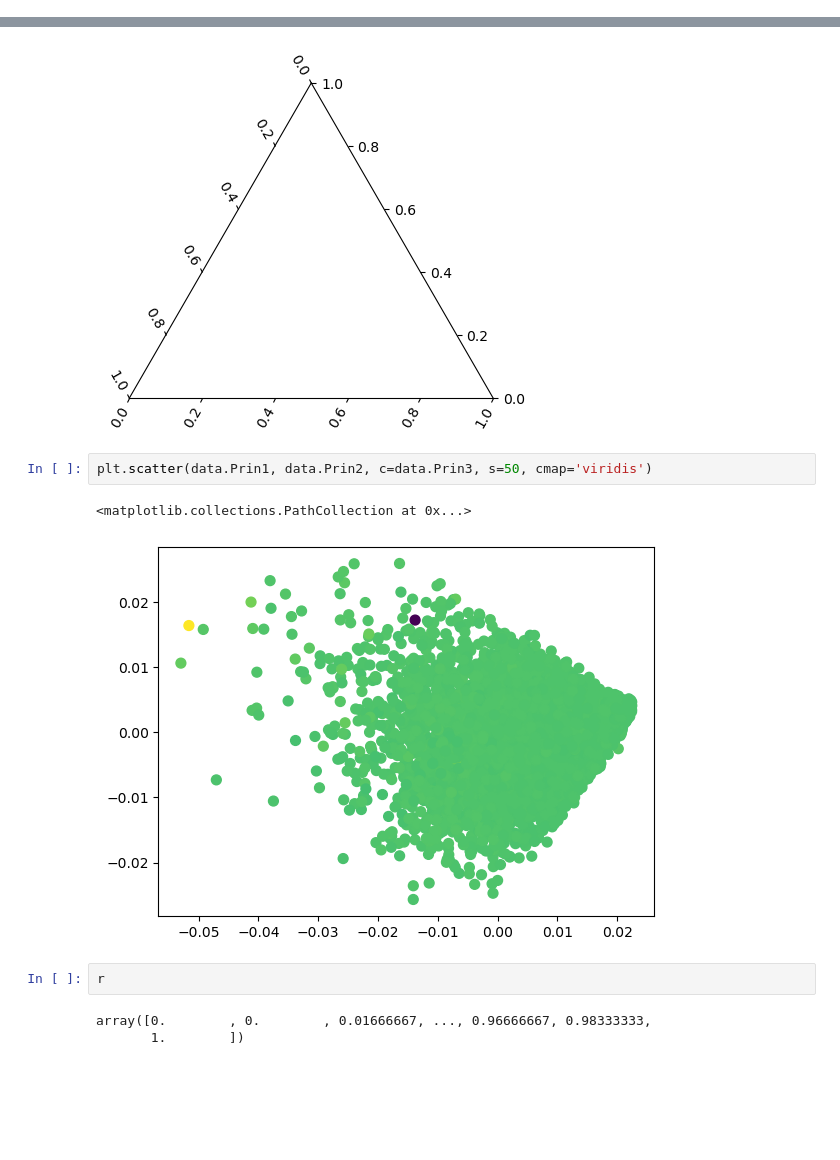
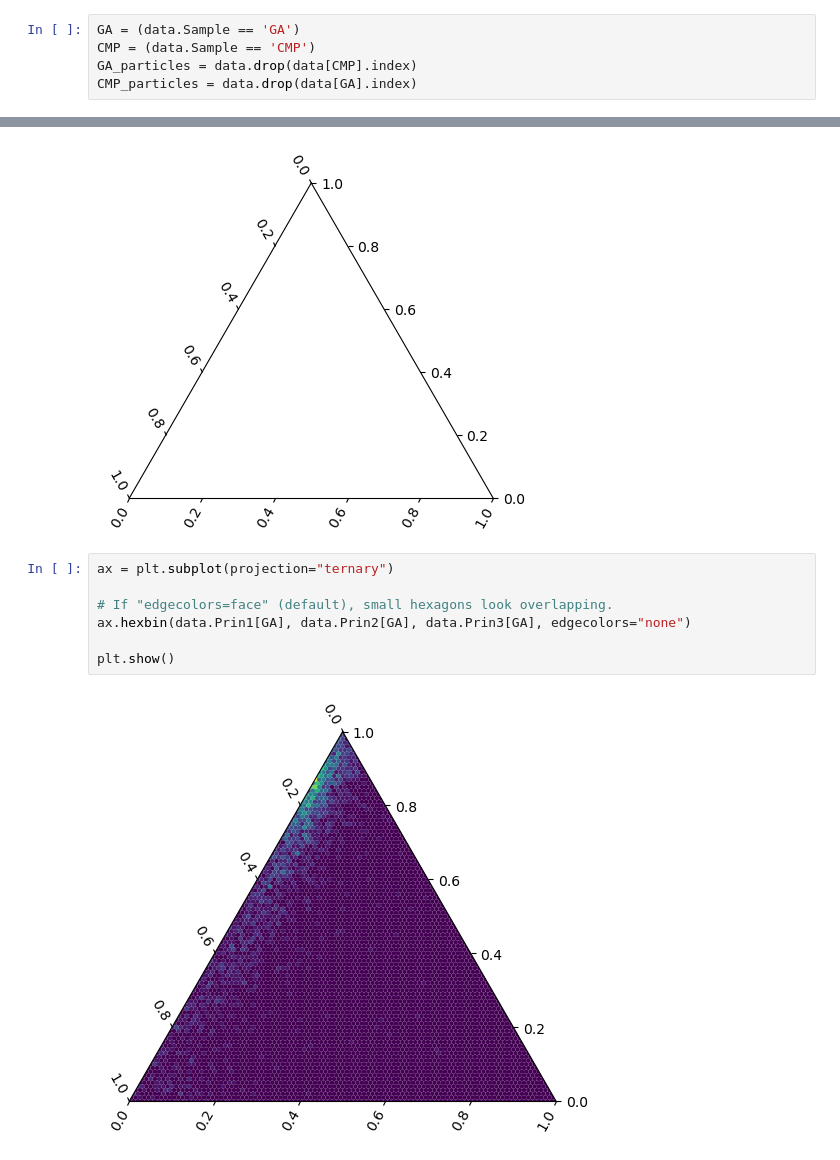
Before and after one commit to feltner515/ParticlePy, a Jupyter notebook: plotting.ipynb, the cells around one changed output, grey strips where cells are left out. Drawn from its saved outputs; the diff is of its cells as text; blank space fills up the shorter version.

```diff
--- a/plotting.ipynb
+++ b/plotting.ipynb
@@ -21,6 +21,11 @@ print(data)
 6541    CMP  0.012850  0.001550 -0.000238  0.001246
 
 [6542 rows x 5 columns]
+# %%
+GA = (data.Sample == 'GA')
+CMP = (data.Sample == 'CMP')
+GA_particles = data.drop(data[CMP].index)
+CMP_particles = data.drop(data[GA].index)
 # %%
 vmin = 0.0
 vmax = 1.2
@@ -82,13 +87,12 @@ plt.show()
 # %% [output]
 RuntimeError: Error in qhull Delaunay triangulation calculation: input inconsistency (exitcode=1); use python verbose option (-v) to see original qhull error.
 [figure]
-# %%
-plt.scatter(data.Prin1, data.Prin2, c=data.Prin3, s=50, cmap='viridis')
-# %% [output]
-<matplotlib.collections.PathCollection at 0x...>
-[figure, removed]
-# %%
-r
-# %% [output]
-array([0.        , 0.        , 0.01666667, ..., 0.96666667, 0.98333333,
-       1.        ])
+# %%
+ax = plt.subplot(projection="ternary")
+
+# If "edgecolors=face" (default), small hexagons look overlapping.
+ax.hexbin(data.Prin1[GA], data.Prin2[GA], data.Prin3[GA], edgecolors="none")
+
+plt.show()
+# %% [output]
+[figure, added]
```
Also changed, not shown: parts of 8 cells of this notebook, 8 other files.
